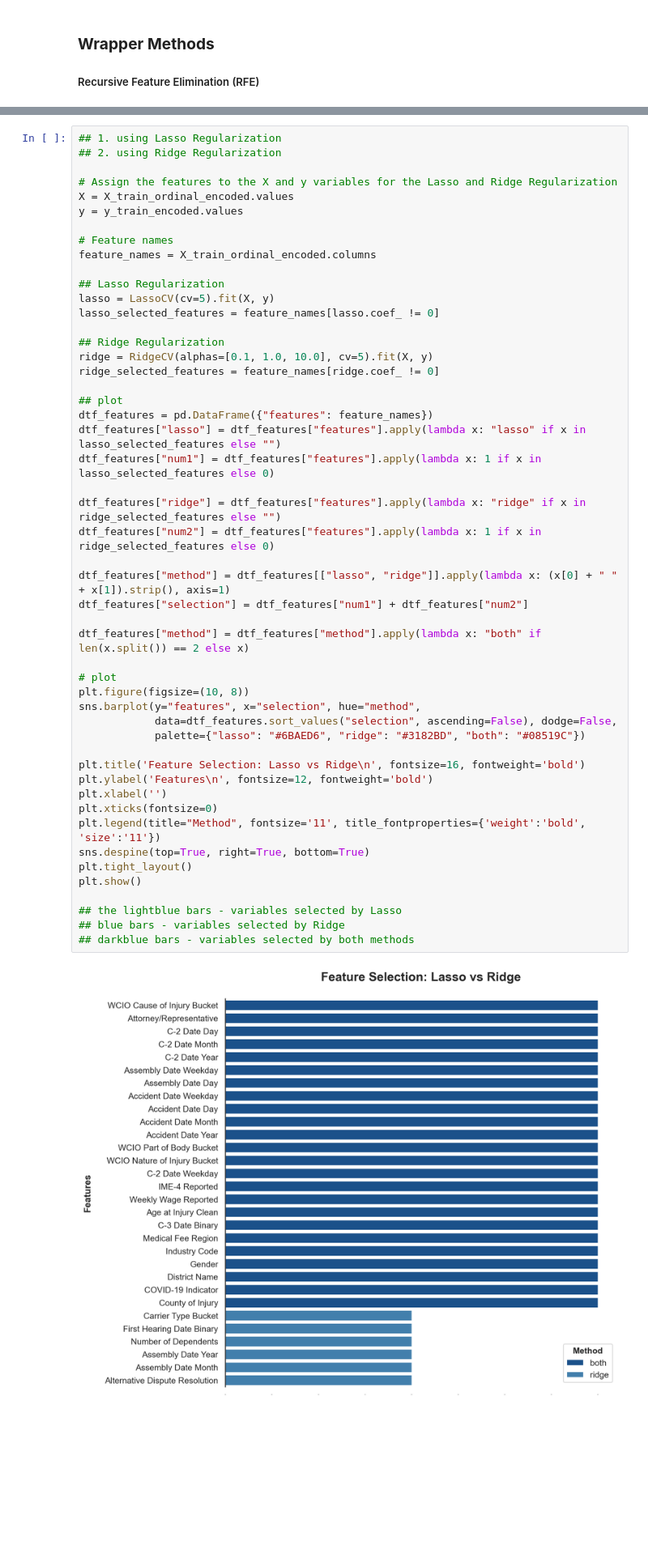
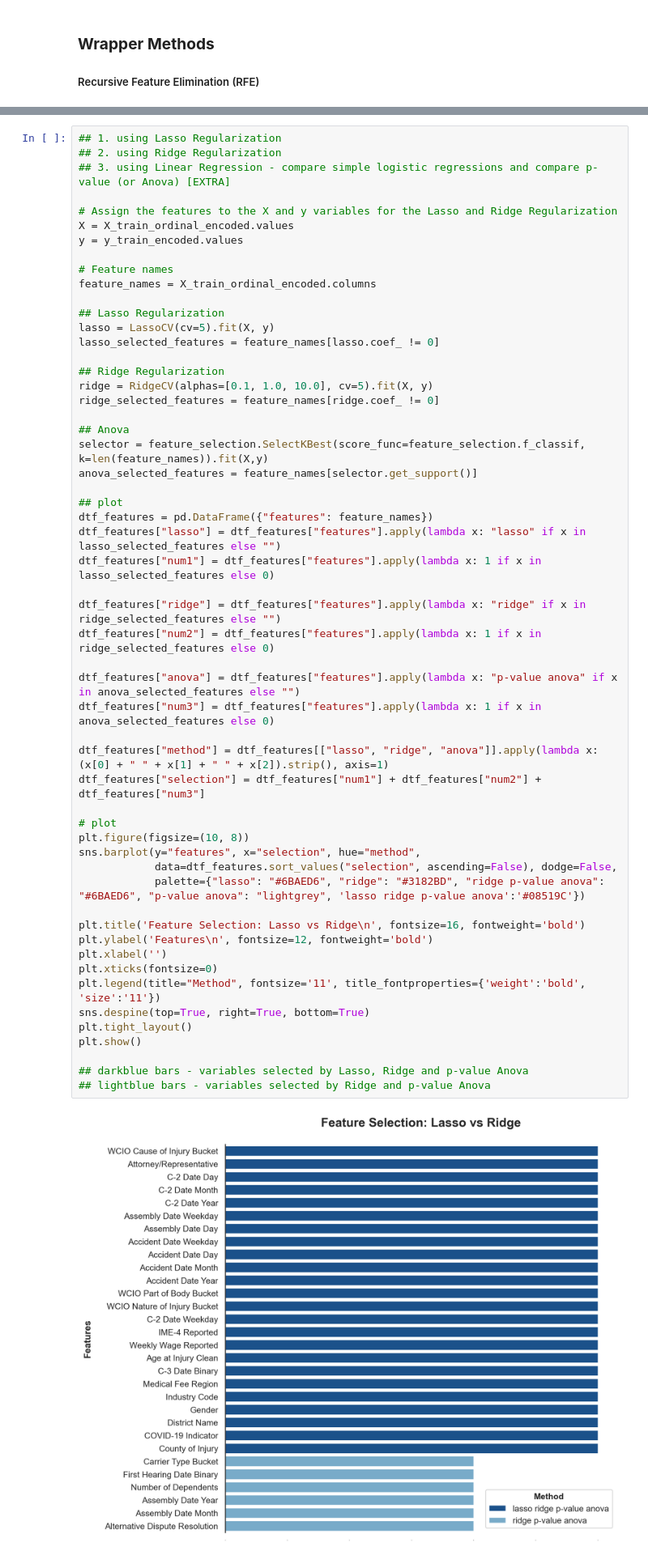
Before and after one commit to Silvestre17/ML_24.25_Project_Group33, a Jupyter notebook: 2_FeatureEngineering_MLProject_Group33.ipynb, the cells around one changed output, grey strips where cells are left out. Shown at 81% size. Saved outputs shown, nothing was run; the diff lists cells and outputs as text; blank space fills up the shorter version.

```diff
--- a/2_FeatureEngineering_MLProject_Group33.ipynb
+++ b/2_FeatureEngineering_MLProject_Group33.ipynb
@@ -1103,6 +1103,7 @@ The Lasso Regression is a linear regression model that uses the L1 regularizatio
 # %%
 ## 1. using Lasso Regularization
 ## 2. using Ridge Regularization
+## 3. using Linear Regression - compare simple logistic regressions and compare p-value (or Anova) [EXTRA]
 
 # Assign the features to the X and y variables for the Lasso and Ridge Regularization
 X = X_train_ordinal_encoded.values
@@ -1117,41 +1118,45 @@ lasso_selected_features = feature_names[lasso.coef_ != 0]
 
 ## Ridge Regularization
 ridge = RidgeCV(alphas=[0.1, 1.0, 10.0], cv=5).fit(X, y)
 ridge_selected_features = feature_names[ridge.coef_ != 0]
 
+## Anova
+selector = feature_selection.SelectKBest(score_func=feature_selection.f_classif, k=len(feature_names)).fit(X,y)
+anova_selected_features = feature_names[selector.get_support()]
+
 ## plot
 dtf_features = pd.DataFrame({"features": feature_names})
 dtf_features["lasso"] = dtf_features["features"].apply(lambda x: "lasso" if x in lasso_selected_features else "")
 dtf_features["num1"] = dtf_features["features"].apply(lambda x: 1 if x in lasso_selected_features else 0)
 
 dtf_features["ridge"] = dtf_features["features"].apply(lambda x: "ridge" if x in ridge_selected_features else "")
 dtf_features["num2"] = dtf_features["features"].apply(lambda x: 1 if x in ridge_selected_features else 0)
 
-dtf_features["method"] = dtf_features[["lasso", "ridge"]].apply(lambda x: (x[0] + " " + x[1]).strip(), axis=1)
-dtf_features["selection"] = dtf_features["num1"] + dtf_features["num2"]
+dtf_features["anova"] = dtf_features["features"].apply(lambda x: "p-value anova" if x in anova_selected_features else "")
+dtf_features["num3"] = dtf_features["features"].apply(lambda x: 1 if x in anova_selected_features else 0)
 
-dtf_features["method"] = dtf_features["method"].apply(lambda x: "both" if len(x.split()) == 2 else x)
+dtf_features["method"] = dtf_features[["lasso", "ridge", "anova"]].apply(lambda x: (x[0] + " " + x[1] + " " + x[2]).strip(), axis=1)
+dtf_features["selection"] = dtf_features["num1"] + dtf_features["num2"] + dtf_features["num3"]
 
 # plot
 plt.figure(figsize=(10, 8))
 sns.barplot(y="features", x="selection", hue="method",
             data=dtf_features.sort_values("selection", ascending=False), dodge=False,
-            palette={"lasso": "#6BAED6", "ridge": "#3182BD", "both": "#08519C"})
+            palette={"lasso": "#6BAED6", "ridge": "#3182BD", "ridge p-value anova": "#6BAED6", "p-value anova": "lightgrey", 'lasso ridge p-value anova':'#08519C'})
 
 plt.title('Feature Selection: Lasso vs Ridge\n', fontsize=16, fontweight='bold')
 plt.ylabel('Features\n', fontsize=12, fontweight='bold')
 plt.xlabel('')
 plt.xticks(fontsize=0)
 plt.legend(title="Method", fontsize='11', title_fontproperties={'weight':'bold', 'size':'11'})
 sns.despine(top=True, right=True, bottom=True)
 plt.tight_layout()
 plt.show()
 
-## the lightblue bars - variables selected by Lasso
-## blue bars - variables selected by Ridge
-## darkblue bars - variables selected by both methods
+## darkblue bars - variables selected by Lasso, Ridge and p-value Anova
+## lightblue bars - variables selected by Ridge and p-value Anova
 # %% [output]
-[figure, old version]
+[figure, new version]
 # %%
 # Dataframe with the results
 dtf_features.set_index('features').sort_index()
```
Also changed, not shown: parts of 1 cell of this notebook.
